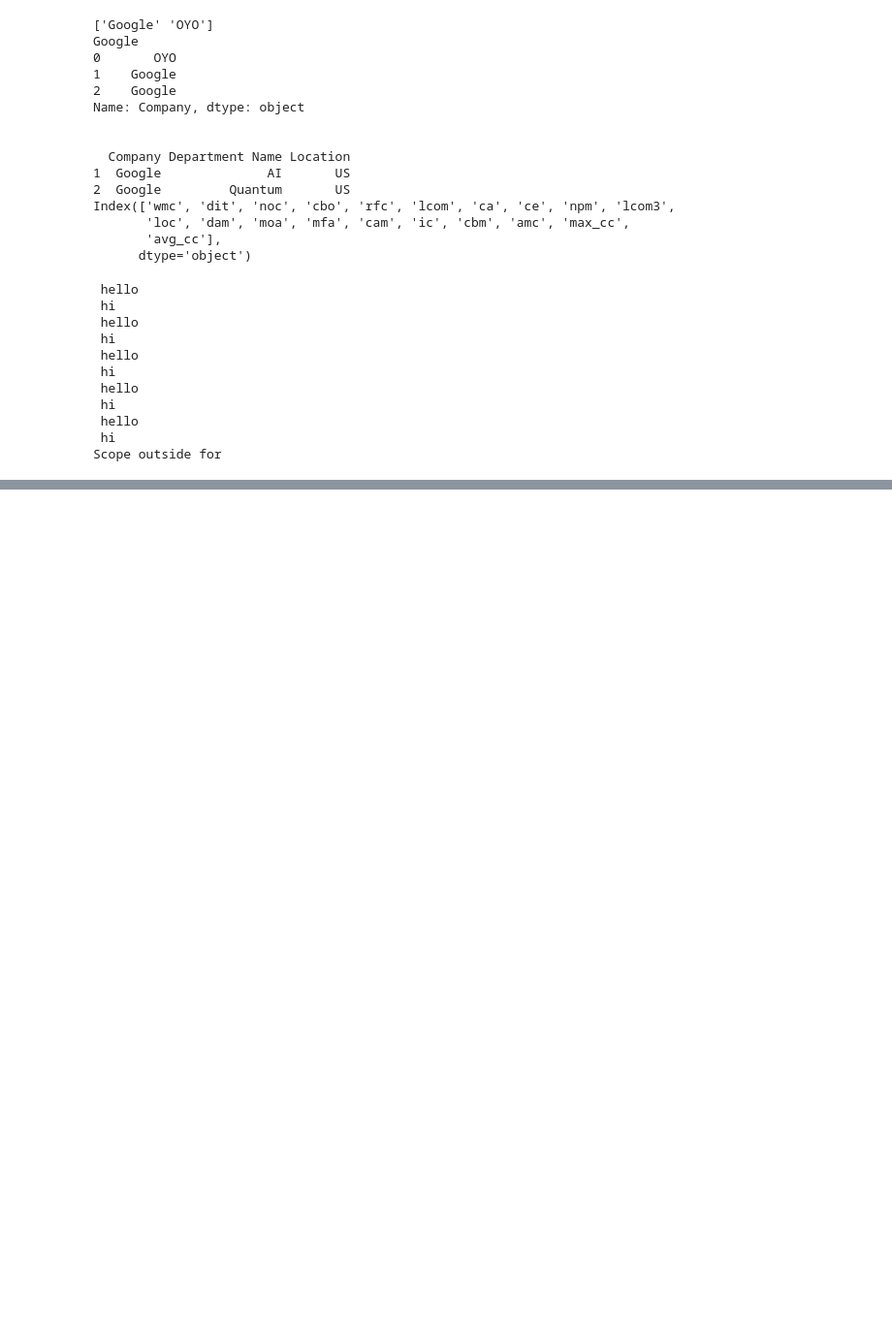
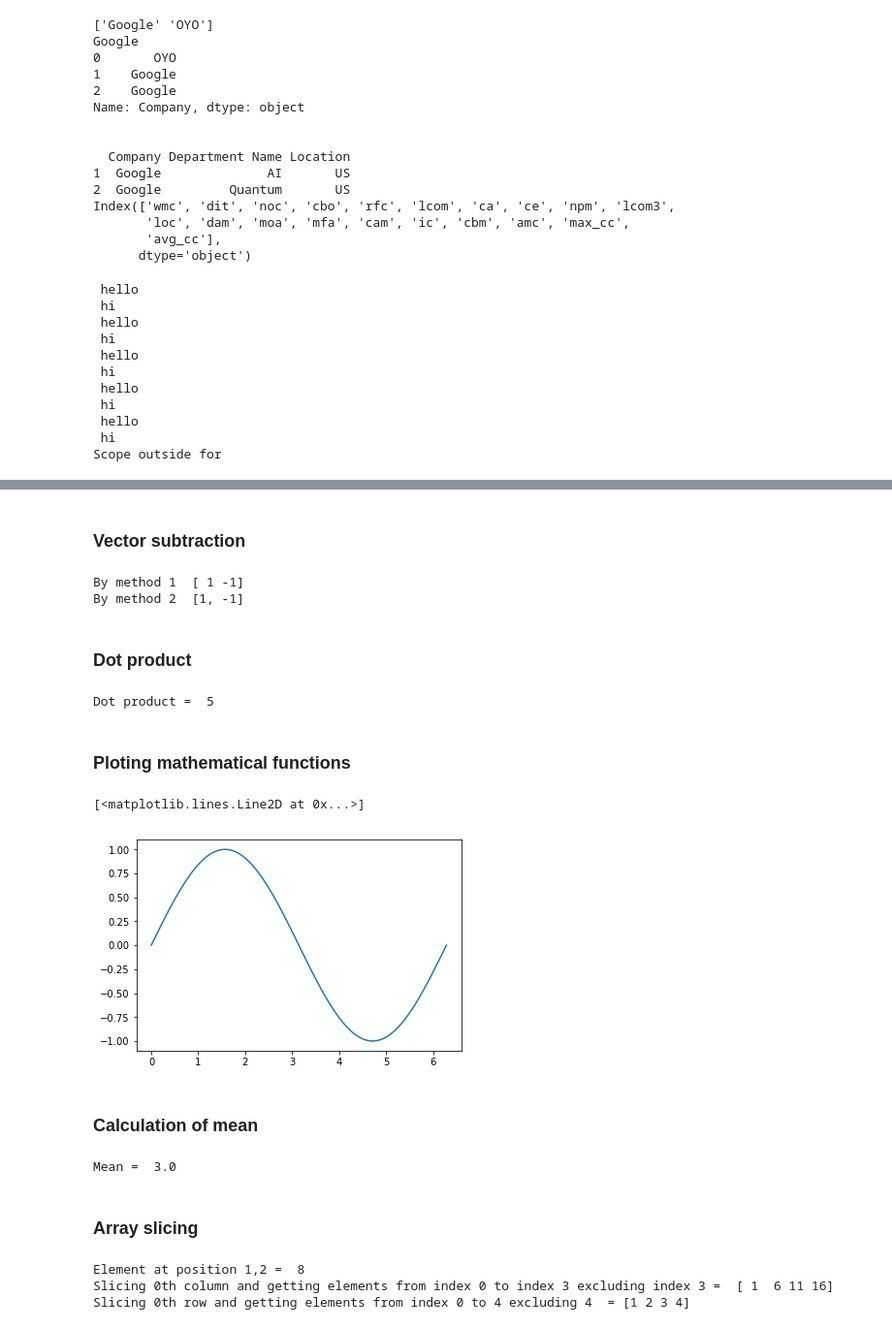
Before and after one commit to signalarun/python-learnings, a Jupyter notebook: DataAnalytics by Python.ipynb, the cells around one changed output, grey strips where cells are left out. Shown: that part at 97% size. Cells and saved outputs as stored; diff of their text form; code cells hidden in the pictures; blank space fills up the shorter version.

```diff
--- a/DataAnalytics by Python.ipynb
+++ b/DataAnalytics by Python.ipynb
@@ -165,0 +188,58 @@ Scope outside for
+# %% [markdown]
+### Vector subtraction
+# %%
+# method 1
+a = np.array([1,0])
+b = np.array([0,1])
+z = a - b
+print("By method 1 ", z)
+
+# method 2, requires more lines of code which can be done by single line above
+a = np.array([1,0])
+b = np.array([0,1])
+z = []
+for n,m in zip(a, b):
+    z.append(n-m)
+print("By method 2 ", z)
+# %% [output]
+By method 1  [ 1 -1]
+By method 2  [1, -1]
+# %% [markdown]
+###  Dot product
+# %%
+a = np.array([1,2])
+b = np.array([3,1])
+print("Dot product = ", np.dot(a, b))
+# %% [output]
+Dot product =  5
+# %% [markdown]
+###  Ploting mathematical functions
+# %%
+x = np.linspace(0, 2*np.pi, 100) # generates evenly spaced samples
+y = np.sin(x)
+
+import matplotlib.pyplot as plt
+
+%matplotlib inline
+plt.plot(x,y)
+# %% [output]
+[<matplotlib.lines.Line2D at 0x...>]
+[figure, added]
+# %% [markdown]
+###  Calculation of mean
+# %%
+a = np.array([1,2,3,4,5])
+print("Mean = ", a.mean())
+# %% [output]
+Mean =  3.0
+# %% [markdown]
+### Array slicing
+# %%
+a = np.array([[1, 2, 3, 4, 5], [6, 7, 8, 9, 10], [11, 12, 13, 14, 15], [16, 17, 18, 19, 20]])
+print("Element at position 1,2 = ", a[1][2])
+print("Slicing 0th column and getting elements from index 0 to index 3 excluding index 3 = ", a[0:4, 0])
+print("Slicing 0th row and getting elements from index 0 to 4 excluding 4  =", a[0, 0:4])
+# %% [output]
+Element at position 1,2 =  8
+Slicing 0th column and getting elements from index 0 to index 3 excluding index 3 =  [ 1  6 11 16]
+Slicing 0th row and getting elements from index 0 to 4 excluding 4  = [1 2 3 4]
```
Also changed, not shown: parts of 5 cells of this notebook.
